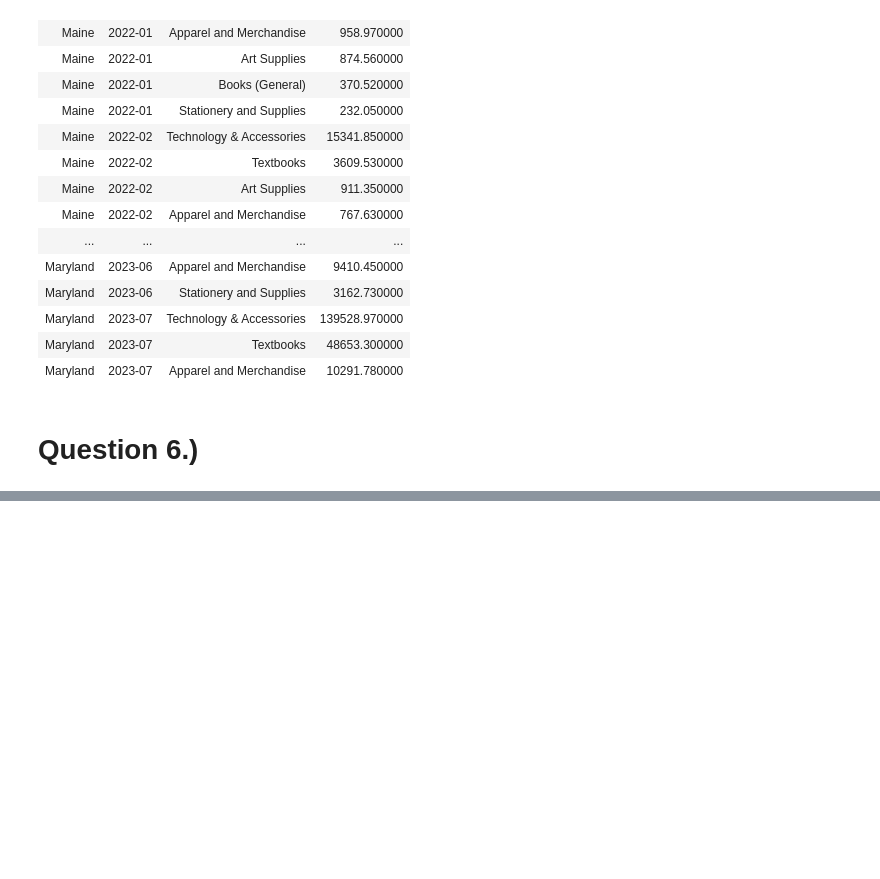
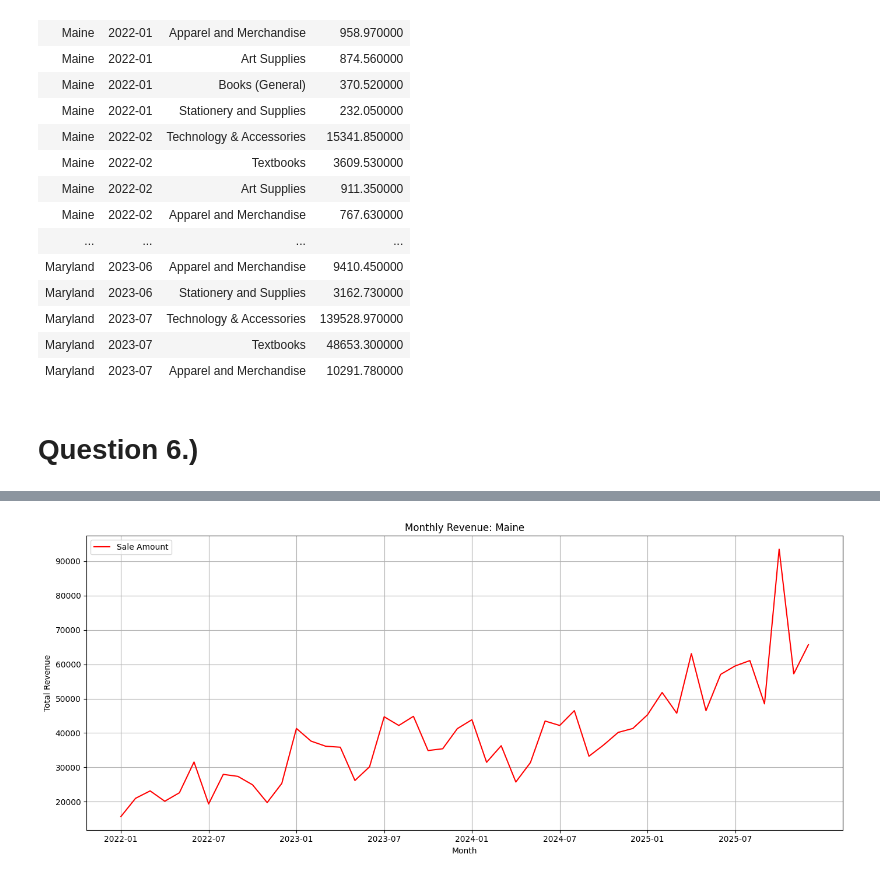
Before and after one commit to luisocelot13-beep/Capstone_2, a Jupyter notebook: Ocelotl_sales_analysis.ipynb, the cells around one changed output, grey strips where cells are left out. Saved outputs shown, nothing was run; the diff lists cells and outputs as text; code cells hidden in the pictures; blank space fills up the shorter version.

```diff
--- a/Ocelotl_sales_analysis.ipynb
+++ b/Ocelotl_sales_analysis.ipynb
@@ -433,0 +569,95 @@ What is your recommendation for where to focus marketing attention in the next q
+# %%
+import matplotlib.pyplot as plt
+
+# Show only maine trend
+maine_data = monthly_revenue[
+    monthly_revenue["State"] == "Maine"]
+
+#create figure size
+plt.figure(figsize=(14,6))
+
+# make line graph
+plt.plot(
+    maine_data["Month"].astype(str),
+    maine_data["Sale Amount"],
+    color="red",
+    label="Sale Amount")
+
+# add grid lines
+plt.grid(True)
+
+# Rotate month labels for better read
+# ::6 will show every 6 months for cleaner and less crowded graph
+
+plt.xticks(maine_data["Month"][::6].astype(str),rotation=0)
+
+# make labels and title
+plt.xlabel("Month")
+plt.ylabel("Total Revenue")
+plt.title("Monthly Revenue: Maine")
+
+plt.legend()
+
+plt.tight_layout()
+# ===========================================
+# Remove North Harford and Germantown
+
+sales_no_top = sales_filtered[
+    ~sales_filtered["Store Location"].isin(
+        ["North Harford", "Germantown"]
+    )
+]
+
+# Recalculate Maryland monthly revenue
+
+maryland_no_top = sales_no_top[
+    sales_no_top["State"] == "Maryland"
+]
+
+monthly_revenue_no_top = maryland_no_top.groupby(
+    "Month"
+)["Sale Amount"].sum().reset_index()
+
+# Create figure
+
+plt.figure(figsize=(14,6))
+
+# Create line graph
+
+plt.plot(
+    monthly_revenue_no_top["Month"].astype(str),
+    monthly_revenue_no_top["Sale Amount"],
+    color="blue",
+    label="Maryland Revenue"
+)
+
+# Add grid
+
+plt.grid(True)
+
+# Show fewer x-axis labels
+
+plt.xticks(
+    monthly_revenue_no_top["Month"][::6].astype(str),
+    rotation=0
+)
+
+# Add labels and title
+
+plt.xlabel("Month")
+plt.ylabel("Revenue ($)")
+plt.title("Maryland Revenue Without Top Stores")
+
+# Add legend
+
+plt.legend()
+
+# Adjust spacing
+
+plt.tight_layout()
+
+# Show graph
+
+plt.show()
+# %% [output]
+[figure, added]
```
Also changed, not shown: parts of 17 cells of this notebook.
